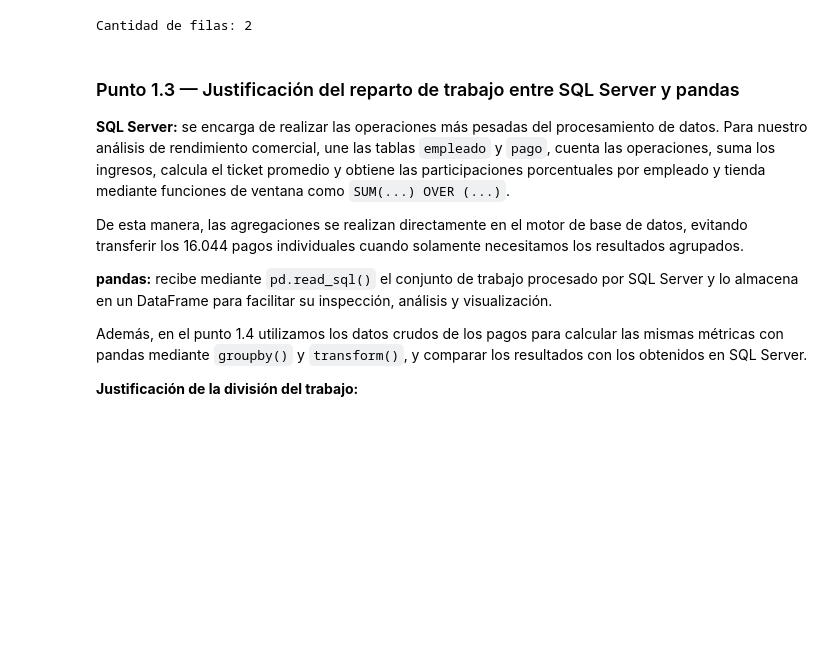
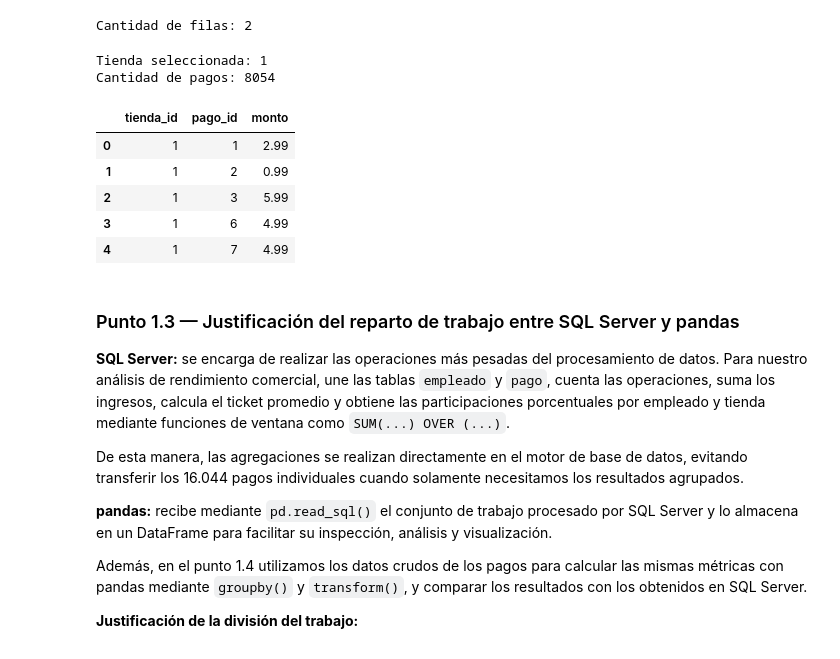
Before and after one commit to Dalmi1504/tp2-5, a Jupyter notebook: notebooks/actividad1_analisis.ipynb, the cells around one changed output. Drawn from its saved outputs; the diff is of its cells as text; code cells hidden in the pictures; blank space fills up the shorter version.

```diff
--- a/notebooks/actividad1_analisis.ipynb
+++ b/notebooks/actividad1_analisis.ipynb
@@ -141,6 +126,44 @@ print("Cantidad de filas:", len(df_rendimiento_optimizado))
 | 0 | 1 | 1 | Mike | Hillyer | 8054 | 33482.50 | 4.157251 | ... |
 | 1 | 2 | 2 | Jon | Stephens | 7990 | 33924.06 | 4.245814 | ... |
 Cantidad de filas: 2
+# %%
+
+# ACTIVIDAD 1 - CONSULTA PARAMETRIZADA
+# Objetivo: consultar los pagos de una tienda utilizando
+# parámetros para evitar concatenar valores en SQL.
+
+tienda_seleccionada = 1
+
+consulta_parametrizada = f"""
+SELECT
+    e.{nombre_columna_sql('staff', 'store_id')} AS tienda_id,
+    p.{nombre_columna_sql('payment', 'payment_id')} AS pago_id,
+    p.{nombre_columna_sql('payment', 'amount')} AS monto
+FROM {nombre_tabla_sql('payment')} AS p
+INNER JOIN {nombre_tabla_sql('staff')} AS e
+    ON p.{nombre_columna_sql('payment', 'staff_id')}
+     = e.{nombre_columna_sql('staff', 'staff_id')}
+WHERE e.{nombre_columna_sql('staff', 'store_id')} = ?
+"""
+
+df_tienda = pd.read_sql(
+    consulta_parametrizada,
+    conexion,
+    params=(tienda_seleccionada,)
+)
+
+print("Tienda seleccionada:", tienda_seleccionada)
+print("Cantidad de pagos:", len(df_tienda))
+display(df_tienda.head())
+# %% [output]
+Tienda seleccionada: 1
+Cantidad de pagos: 8054
+|  | tienda_id | pago_id | monto |
+| 0 | 1 | 1 | 2.99 |
+| 1 | 1 | 2 | 0.99 |
+| 2 | 1 | 3 | 5.99 |
+| 3 | 1 | 6 | 4.99 |
+| 4 | 1 | 7 | 4.99 |
 # %% [markdown]
 ### Punto 1.3 — Justificación del reparto de trabajo entre SQL Server y pandas
 
```
Also changed, not shown: parts of 3 cells of this notebook, 8 other files.
